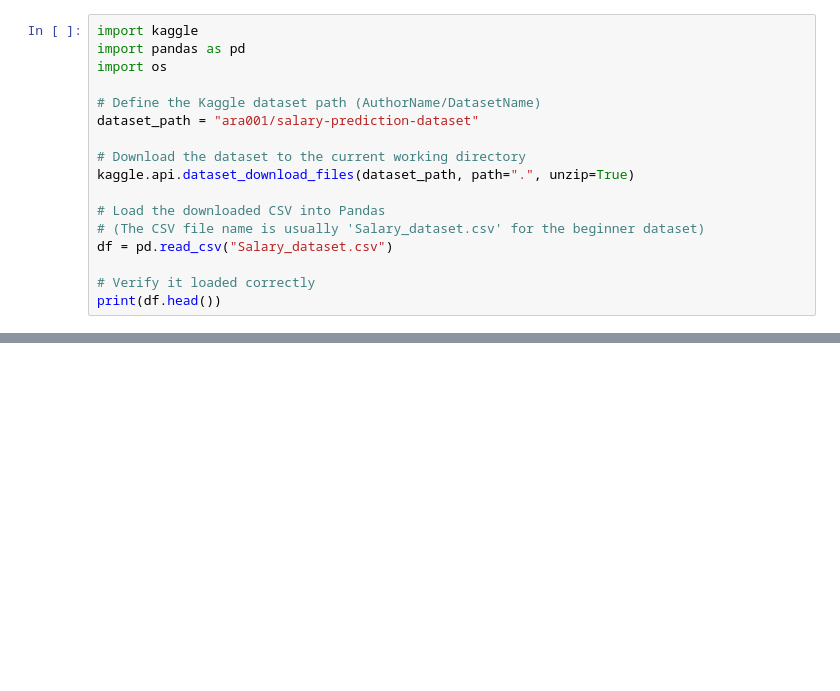
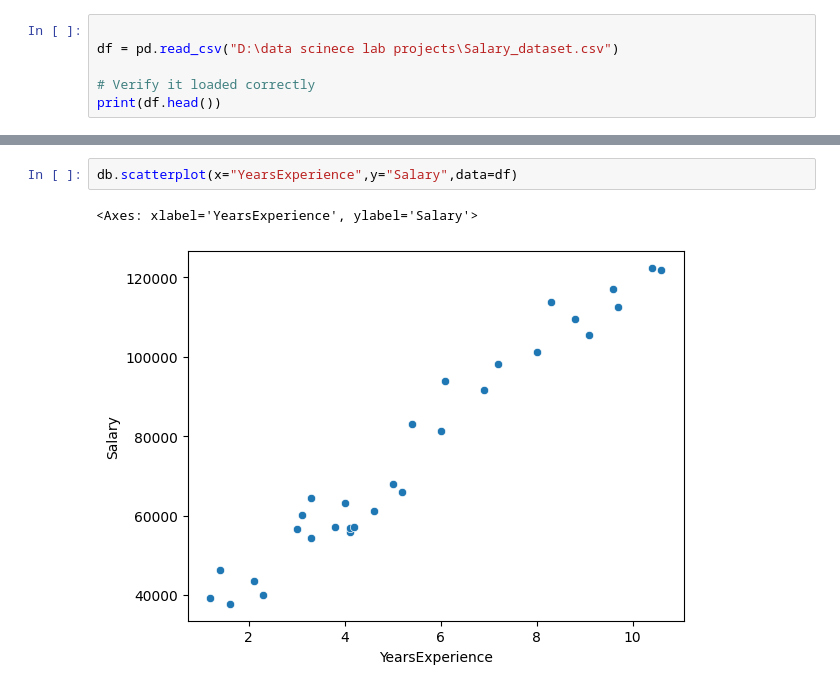
Before and after one commit to malik09-teach/ML-BASICS-PROJECTS-, a Jupyter notebook: linear regression/salary reg.ipynb, the cells around one changed output, grey strips where cells are left out. Saved outputs shown, nothing was run; the diff lists cells and outputs as text; blank space fills up the shorter version.

```diff
--- a/linear regression/salary reg.ipynb
+++ b/linear regression/salary reg.ipynb
@@ -3,17 +7,6 @@ import numpy as pd
 # %%
-import kaggle
-import pandas as pd
-import os
 
-# Define the Kaggle dataset path (AuthorName/DatasetName)
-dataset_path = "ara001/salary-prediction-dataset"
-
-# Download the dataset to the current working directory
-kaggle.api.dataset_download_files(dataset_path, path=".", unzip=True)
-
-# Load the downloaded CSV into Pandas
-# (The CSV file name is usually 'Salary_dataset.csv' for the beginner dataset)
-df = pd.read_csv("Salary_dataset.csv")
+df = pd.read_csv("D:\data scinece lab projects\Salary_dataset.csv")
 
 # Verify it loaded correctly
 print(df.head())
@@ -21,0 +48,5 @@ ModuleNotFoundError: No module named 'kaggle'
+# %%
+db.scatterplot(x="YearsExperience",y="Salary",data=df)
+# %% [output]
+<Axes: xlabel='YearsExperience', ylabel='Salary'>
+[figure, added]
```
Also changed, not shown: parts of 6 cells of this notebook.
